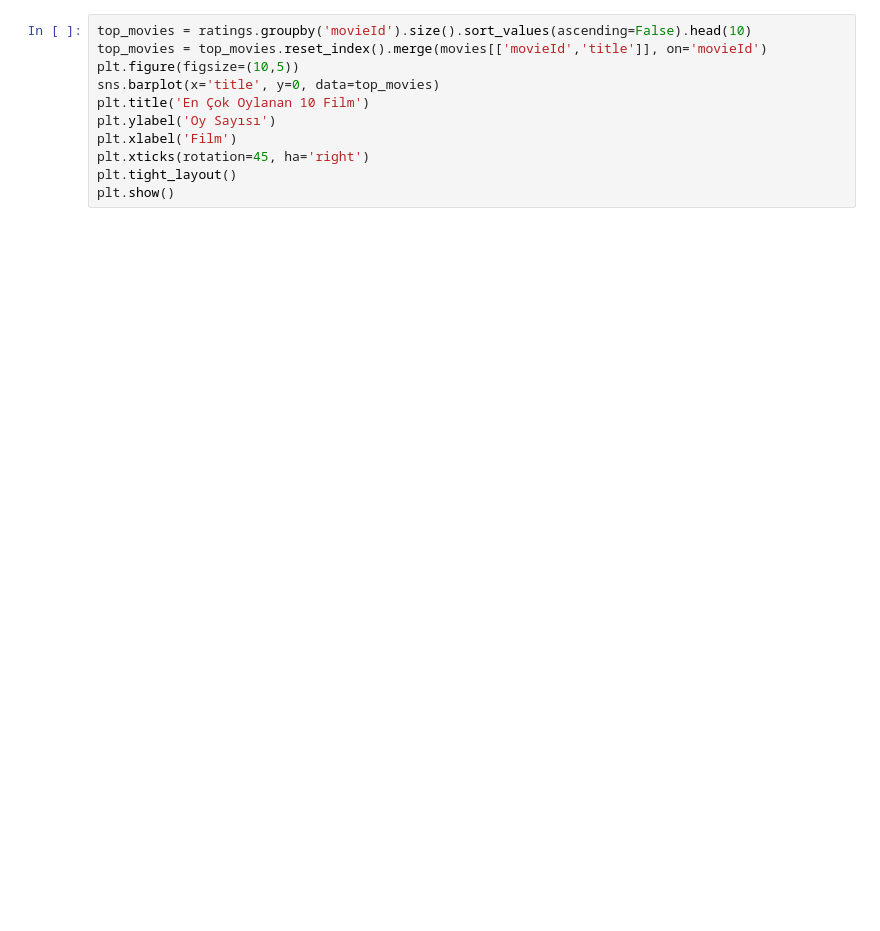
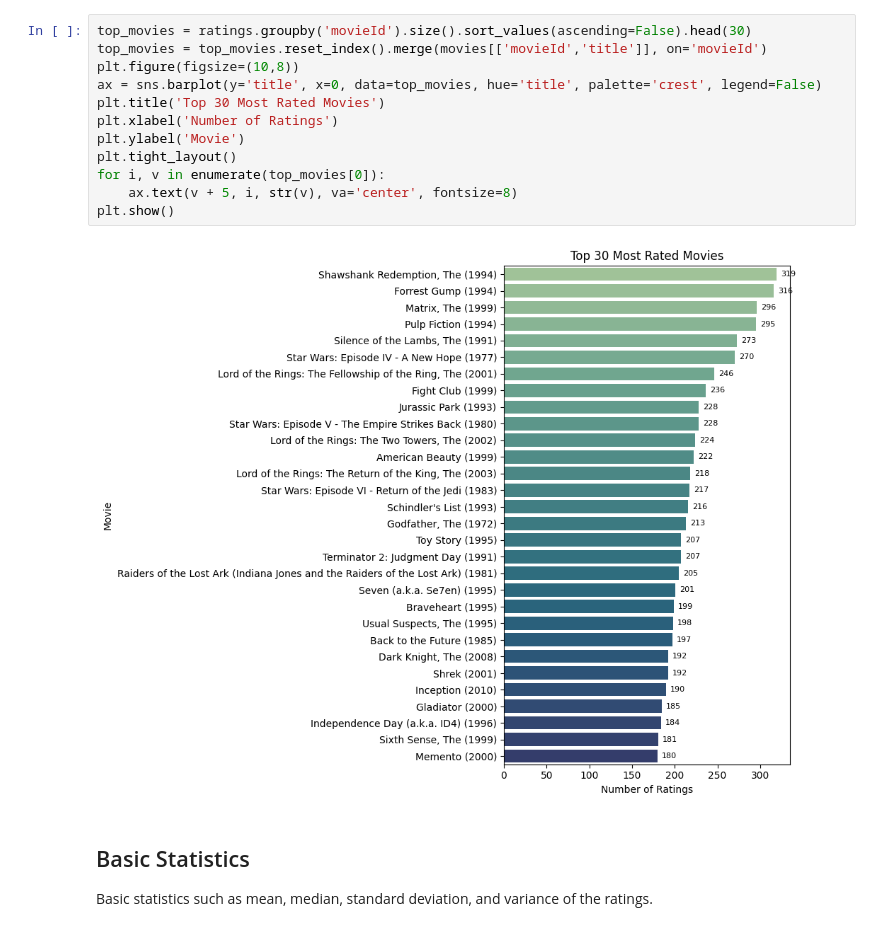
Before and after one commit to nabasvil/movielens-data-analysis, a Jupyter notebook: src/movie_analysis.ipynb, the cells around one changed output. Cells and saved outputs as stored; diff of their text form; blank space fills up the shorter version.

```diff
--- a/src/movie_analysis.ipynb
+++ b/src/movie_analysis.ipynb
@@ -44,11 +67,17 @@ plt.show()
 # %%
-top_movies = ratings.groupby('movieId').size().sort_values(ascending=False).head(10)
+top_movies = ratings.groupby('movieId').size().sort_values(ascending=False).head(30)
 top_movies = top_movies.reset_index().merge(movies[['movieId','title']], on='movieId')
-plt.figure(figsize=(10,5))
-sns.barplot(x='title', y=0, data=top_movies)
-plt.title('En Çok Oylanan 10 Film')
-plt.ylabel('Oy Sayısı')
-plt.xlabel('Film')
-plt.xticks(rotation=45, ha='right')
+plt.figure(figsize=(10,8))
+ax = sns.barplot(y='title', x=0, data=top_movies, hue='title', palette='crest', legend=False)
+plt.title('Top 30 Most Rated Movies')
+plt.xlabel('Number of Ratings')
+plt.ylabel('Movie')
 plt.tight_layout()
+for i, v in enumerate(top_movies[0]):
+    ax.text(v + 5, i, str(v), va='center', fontsize=8)
 plt.show()
+# %% [output]
+[figure, added]
+# %% [markdown]
+## Basic Statistics
+Basic statistics such as mean, median, standard deviation, and variance of the ratings.
```
Also changed, not shown: parts of 19 cells of this notebook, 10 other files.
